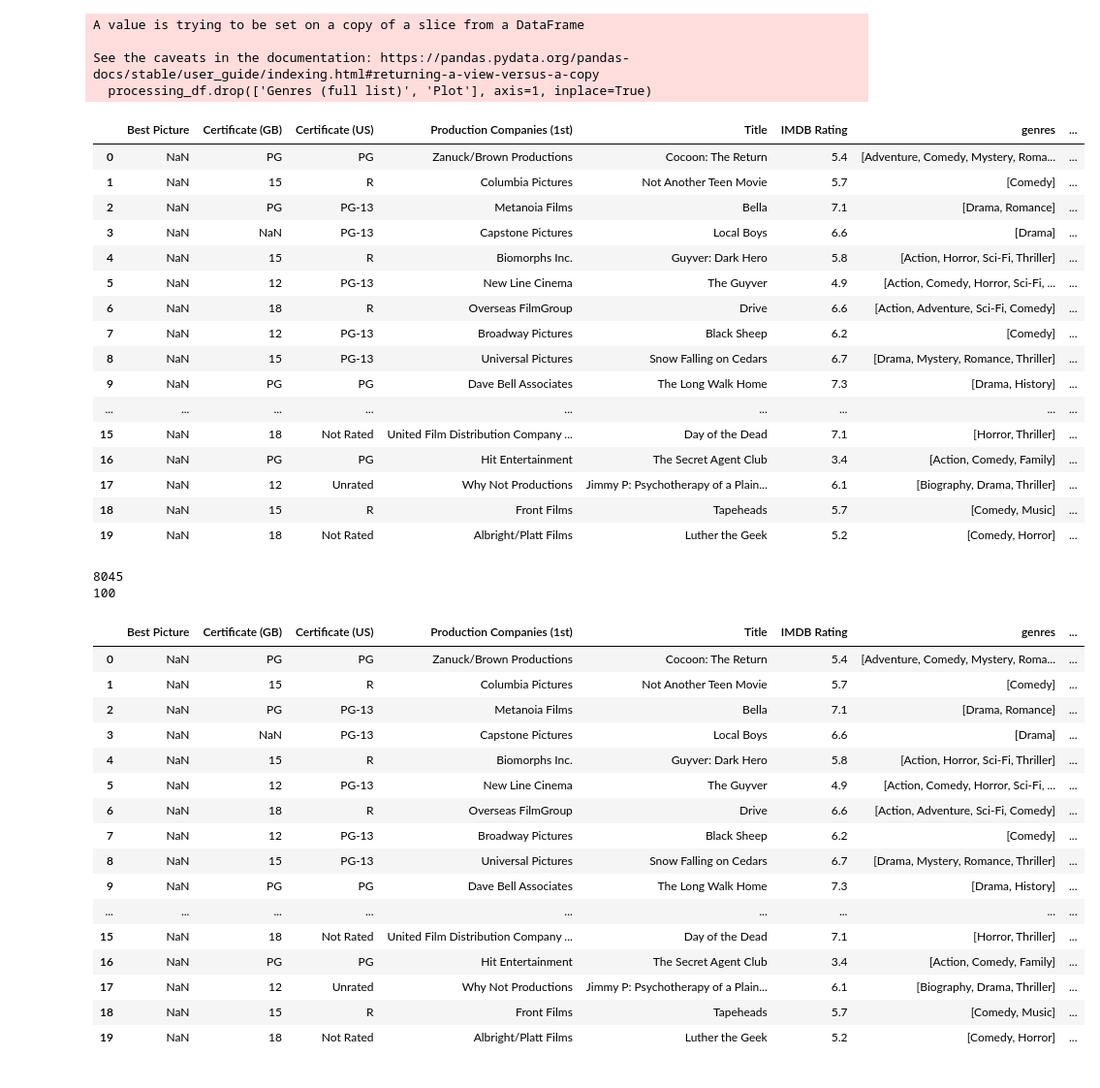
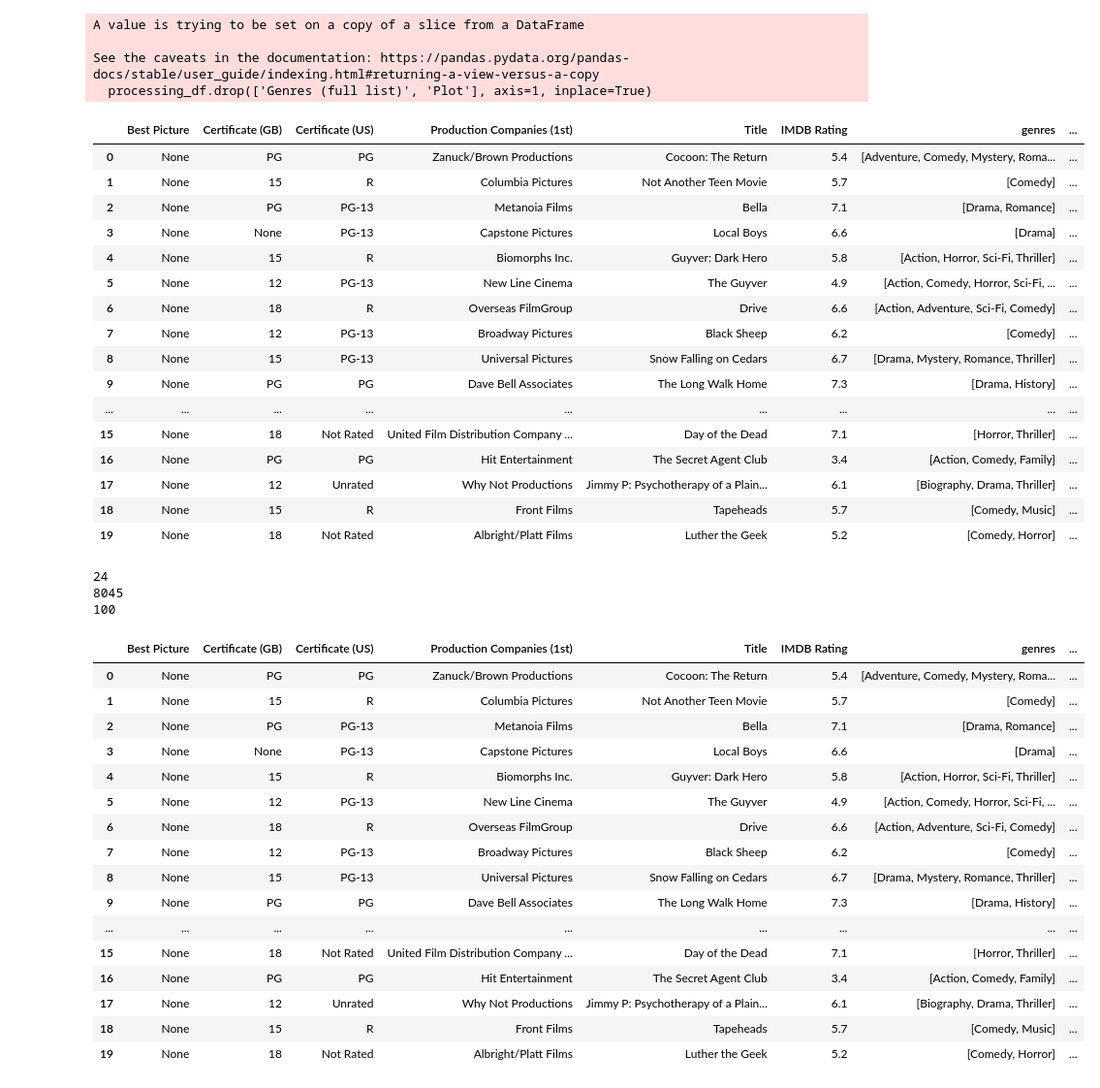
Before and after one commit to GameTL/IMDb-Curator, a Jupyter notebook: src/3ModelProcessing.ipynb, the cells around one changed output. Shown: that part at 97% size. Saved outputs shown, nothing was run; the diff lists cells and outputs as text; code cells hidden in the pictures.

```diff
--- a/src/3ModelProcessing.ipynb
+++ b/src/3ModelProcessing.ipynb
@@ -50,6 +50,11 @@ dtype: int64
 # Data
 # %%
 processing_df = df[df['Plot'].notna() & df['Genres (full list)'].notna() & df['Production Companies (1st)'].notna()]
+
+processing_df['Best Picture'] = processing_df['Best Picture'].fillna('None')
+processing_df['Certificate (GB)'] = processing_df['Certificate (GB)'].fillna('None')
+processing_df['Certificate (US)'] = processing_df['Certificate (US)'].fillna('None')
+
 processing_df.drop(['Genres (1st)',
        'Genres (2nd)', 'Genres (3rd)',
        'Image Url (Title)', 'IMDB Url (title)', 'Plot (medium)',
@@ -252,22 +271,22 @@ See the caveats in the documentation: https://pandas.pydata.org/pandas-docs/stab
 processing_df.head(20)
 # %% [output]
 |  | Best Picture | Certificate (GB) | Certificate (US) | Production Companies (1st) | Title | IMDB Rating | genres | ... |
-| 0 | NaN | PG | PG | Zanuck/Brown Productions | Cocoon: The Return | 5.4 | [Adventure, Comedy, Mystery, Roma... | ... |
-| 1 | NaN | 15 | R | Columbia Pictures | Not Another Teen Movie | 5.7 | [Comedy] | ... |
-| 2 | NaN | PG | PG-13 | Metanoia Films | Bella | 7.1 | [Drama, Romance] | ... |
-| 3 | NaN | NaN | PG-13 | Capstone Pictures | Local Boys | 6.6 | [Drama] | ... |
-| 4 | NaN | 15 | R | Biomorphs Inc. | Guyver: Dark Hero | 5.8 | [Action, Horror, Sci-Fi, Thriller] | ... |
-| 5 | NaN | 12 | PG-13 | New Line Cinema | The Guyver | 4.9 | [Action, Comedy, Horror, Sci-Fi, ... | ... |
-| 6 | NaN | 18 | R | Overseas FilmGroup | Drive | 6.6 | [Action, Adventure, Sci-Fi, Comedy] | ... |
-| 7 | NaN | 12 | PG-13 | Broadway Pictures | Black Sheep | 6.2 | [Comedy] | ... |
-| 8 | NaN | 15 | PG-13 | Universal Pictures | Snow Falling on Cedars | 6.7 | [Drama, Mystery, Romance, Thriller] | ... |
-| 9 | NaN | PG | PG | Dave Bell Associates | The Long Walk Home | 7.3 | [Drama, History] | ... |
+| 0 | None | PG | PG | Zanuck/Brown Productions | Cocoon: The Return | 5.4 | [Adventure, Comedy, Mystery, Roma... | ... |
+| 1 | None | 15 | R | Columbia Pictures | Not Another Teen Movie | 5.7 | [Comedy] | ... |
+| 2 | None | PG | PG-13 | Metanoia Films | Bella | 7.1 | [Drama, Romance] | ... |
+| 3 | None | None | PG-13 | Capstone Pictures | Local Boys | 6.6 | [Drama] | ... |
+| 4 | None | 15 | R | Biomorphs Inc. | Guyver: Dark Hero | 5.8 | [Action, Horror, Sci-Fi, Thriller] | ... |
+| 5 | None | 12 | PG-13 | New Line Cinema | The Guyver | 4.9 | [Action, Comedy, Horror, Sci-Fi, ... | ... |
+| 6 | None | 18 | R | Overseas FilmGroup | Drive | 6.6 | [Action, Adventure, Sci-Fi, Comedy] | ... |
+| 7 | None | 12 | PG-13 | Broadway Pictures | Black Sheep | 6.2 | [Comedy] | ... |
+| 8 | None | 15 | PG-13 | Universal Pictures | Snow Falling on Cedars | 6.7 | [Drama, Mystery, Romance, Thriller] | ... |
+| 9 | None | PG | PG | Dave Bell Associates | The Long Walk Home | 7.3 | [Drama, History] | ... |
 | ... | ... | ... | ... | ... | ... | ... | ... | ... |
-| 15 | NaN | 18 | Not Rated | United Film Distribution Company ... | Day of the Dead | 7.1 | [Horror, Thriller] | ... |
-| 16 | NaN | PG | PG | Hit Entertainment | The Secret Agent Club | 3.4 | [Action, Comedy, Family] | ... |
-| 17 | NaN | 12 | Unrated | Why Not Productions | Jimmy P: Psychotherapy of a Plain... | 6.1 | [Biography, Drama, Thriller] | ... |
-| 18 | NaN | 15 | R | Front Films | Tapeheads | 5.7 | [Comedy, Music] | ... |
-| 19 | NaN | 18 | Not Rated | Albright/Platt Films | Luther the Geek | 5.2 | [Comedy, Horror] | ... |
+| 15 | None | 18 | Not Rated | United Film Distribution Company ... | Day of the Dead | 7.1 | [Horror, Thriller] | ... |
+| 16 | None | PG | PG | Hit Entertainment | The Secret Agent Club | 3.4 | [Action, Comedy, Family] | ... |
+| 17 | None | 12 | Unrated | Why Not Productions | Jimmy P: Psychotherapy of a Plain... | 6.1 | [Biography, Drama, Thriller] | ... |
+| 18 | None | 15 | R | Front Films | Tapeheads | 5.7 | [Comedy, Music] | ... |
+| 19 | None | 18 | Not Rated | Albright/Platt Films | Luther the Geek | 5.2 | [Comedy, Horror] | ... |
 # %%
 from sklearn.preprocessing import LabelEncoder
 import pandas as pd
@@ -276,50 +295,54 @@ training_df = processing_df.copy()
 
 # extract all unique genres
 all_genres = set(genre for sublist in training_df['genres'] for genre in sublist)
+print(len(all_genres))
 le_genres = LabelEncoder()
 le_genres.fit(list(all_genres))
 training_df['genres_encoded'] = training_df['genres'].apply(le_genres.transform)
-training_df['genres_decode'] = training_df['genres_encoded'].apply(le_genres.inverse_transform)
 
 
 all_production_companies = set(company for company in training_df['Production Companies (1st)'])
 print(len(all_production_companies))
 le_companies = LabelEncoder()
 le_companies.fit(list(all_production_companies))
 training_df['production_company_encoded'] = le_companies.transform(training_df['Production Companies (1st)'])
-# training_df['production_company_decode'] = training_df['production_company_encoded'].apply(le_companies.inverse_transform)
+
 
 
 all_plot_keywords = set(genre for sublist in training_df['plot_keywords'] for genre in sublist)
 print(len(all_plot_keywords))
 le_plot_keywords = LabelEncoder()
 le_plot_keywords.fit(list(all_plot_keywords))
 training_df['plot_keywords_encoded'] = training_df['plot_keywords'].apply(le_plot_keywords.transform)
+
+training_df['genres_decoded'] = training_df['genres_encoded'].apply(le_genres.inverse_transform)
+training_df['production_company_decoded'] = le_companies.inverse_transform(training_df['production_company_encoded'])
 training_df['plot_keywords_decode'] = training_df['plot_keywords_encoded'].apply(le_plot_keywords.inverse_transform)
 
 
 
 # training_df.drop(['genres', 'production_companies', 'plot_keywords'], axis=1, inplace=True)
 
 training_df.head(20)
 # %% [output]
+24
 8045
 100
 |  | Best Picture | Certificate (GB) | Certificate (US) | Production Companies (1st) | Title | IMDB Rating | genres | ... |
-| 0 | NaN | PG | PG | Zanuck/Brown Productions | Cocoon: The Return | 5.4 | [Adventure, Comedy, Mystery, Roma... | ... |
-| 1 | NaN | 15 | R | Columbia Pictures | Not Another Teen Movie | 5.7 | [Comedy] | ... |
-| 2 | NaN | PG | PG-13 | Metanoia Films | Bella | 7.1 | [Drama, Romance] | ... |
-| 3 | NaN | NaN | PG-13 | Capstone Pictures | Local Boys | 6.6 | [Drama] | ... |
-| 4 | NaN | 15 | R | Biomorphs Inc. | Guyver: Dark Hero | 5.8 | [Action, Horror, Sci-Fi, Thriller] | ... |
-| 5 | NaN | 12 | PG-13 | New Line Cinema | The Guyver | 4.9 | [Action, Comedy, Horror, Sci-Fi, ... | ... |
-| 6 | NaN | 18 | R | Overseas FilmGroup | Drive | 6.6 | [Action, Adventure, Sci-Fi, Comedy] | ... |
-| 7 | NaN | 12 | PG-13 | Broadway Pictures | Black Sheep | 6.2 | [Comedy] | ... |
-| 8 | NaN | 15 | PG-13 | Universal Pictures | Snow Falling on Cedars | 6.7 | [Drama, Mystery, Romance, Thriller] | ... |
-| 9 | NaN | PG | PG | Dave Bell Associates | The Long Walk Home | 7.3 | [Drama, History] | ... |
+| 0 | None | PG | PG | Zanuck/Brown Productions | Cocoon: The Return | 5.4 | [Adventure, Comedy, Mystery, Roma... | ... |
+| 1 | None | 15 | R | Columbia Pictures | Not Another Teen Movie | 5.7 | [Comedy] | ... |
+| 2 | None | PG | PG-13 | Metanoia Films | Bella | 7.1 | [Drama, Romance] | ... |
+| 3 | None | None | PG-13 | Capstone Pictures | Local Boys | 6.6 | [Drama] | ... |
+| 4 | None | 15 | R | Biomorphs Inc. | Guyver: Dark Hero | 5.8 | [Action, Horror, Sci-Fi, Thriller] | ... |
+| 5 | None | 12 | PG-13 | New Line Cinema | The Guyver | 4.9 | [Action, Comedy, Horror, Sci-Fi, ... | ... |
+| 6 | None | 18 | R | Overseas FilmGroup | Drive | 6.6 | [Action, Adventure, Sci-Fi, Comedy] | ... |
+| 7 | None | 12 | PG-13 | Broadway Pictures | Black Sheep | 6.2 | [Comedy] | ... |
+| 8 | None | 15 | PG-13 | Universal Pictures | Snow Falling on Cedars | 6.7 | [Drama, Mystery, Romance, Thriller] | ... |
+| 9 | None | PG | PG | Dave Bell Associates | The Long Walk Home | 7.3 | [Drama, History] | ... |
 | ... | ... | ... | ... | ... | ... | ... | ... | ... |
-| 15 | NaN | 18 | Not Rated | United Film Distribution Company ... | Day of the Dead | 7.1 | [Horror, Thriller] | ... |
-| 16 | NaN | PG | PG | Hit Entertainment | The Secret Agent Club | 3.4 | [Action, Comedy, Family] | ... |
-| 17 | NaN | 12 | Unrated | Why Not Productions | Jimmy P: Psychotherapy of a Plain... | 6.1 | [Biography, Drama, Thriller] | ... |
-| 18 | NaN | 15 | R | Front Films | Tapeheads | 5.7 | [Comedy, Music] | ... |
-| 19 | NaN | 18 | Not Rated | Albright/Platt Films | Luther the Geek | 5.2 | [Comedy, Horror] | ... |
+| 15 | None | 18 | Not Rated | United Film Distribution Company ... | Day of the Dead | 7.1 | [Horror, Thriller] | ... |
+| 16 | None | PG | PG | Hit Entertainment | The Secret Agent Club | 3.4 | [Action, Comedy, Family] | ... |
+| 17 | None | 12 | Unrated | Why Not Productions | Jimmy P: Psychotherapy of a Plain... | 6.1 | [Biography, Drama, Thriller] | ... |
+| 18 | None | 15 | R | Front Films | Tapeheads | 5.7 | [Comedy, Music] | ... |
+| 19 | None | 18 | Not Rated | Albright/Platt Films | Luther the Geek | 5.2 | [Comedy, Horror] | ... |
 # %%
```
Also changed, not shown: parts of 4 cells of this notebook, 1 other file.
